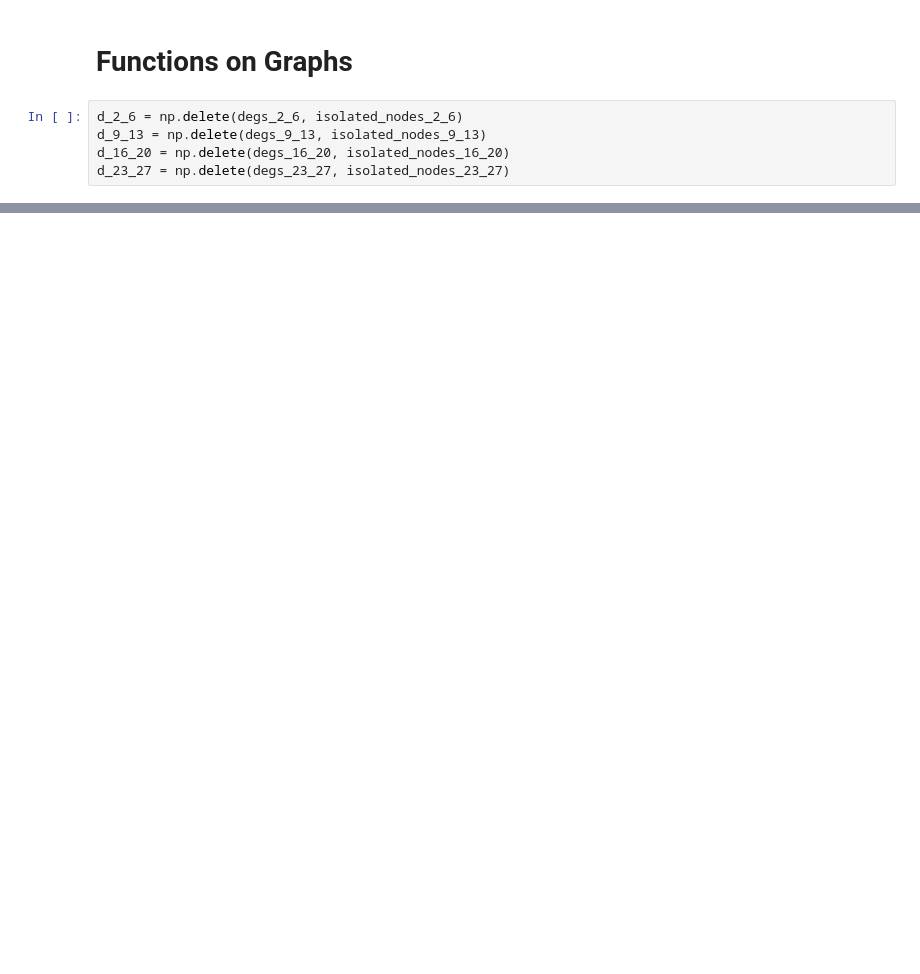
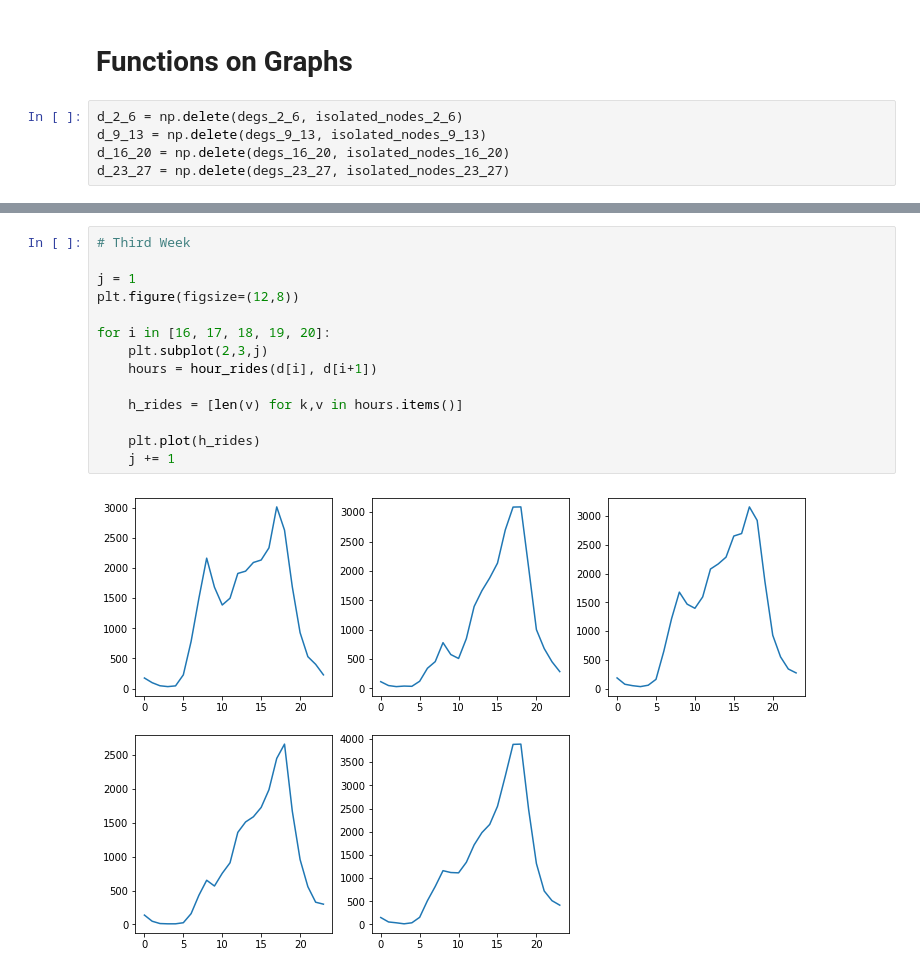
Before and after one commit to FrancescoPase/bikesharing, a Jupyter notebook: Data_Analysis.ipynb, the cells around one changed output, grey strips where cells are left out. Drawn from its saved outputs; the diff is of its cells as text; blank space fills up the shorter version.

```diff
--- a/Data_Analysis.ipynb
+++ b/Data_Analysis.ipynb
@@ -503,0 +740,16 @@ G_23_27.e[:10]
+# %%
+# Third Week
+
+j = 1
+plt.figure(figsize=(12,8))
+
+for i in [16, 17, 18, 19, 20]:
+    plt.subplot(2,3,j)
+    hours = hour_rides(d[i], d[i+1])
+
+    h_rides = [len(v) for k,v in hours.items()]
+
+    plt.plot(h_rides)
+    j += 1
+# %% [output]
+[figure, added]
```
Also changed, not shown: parts of 63 cells of this notebook, 2 other files.
